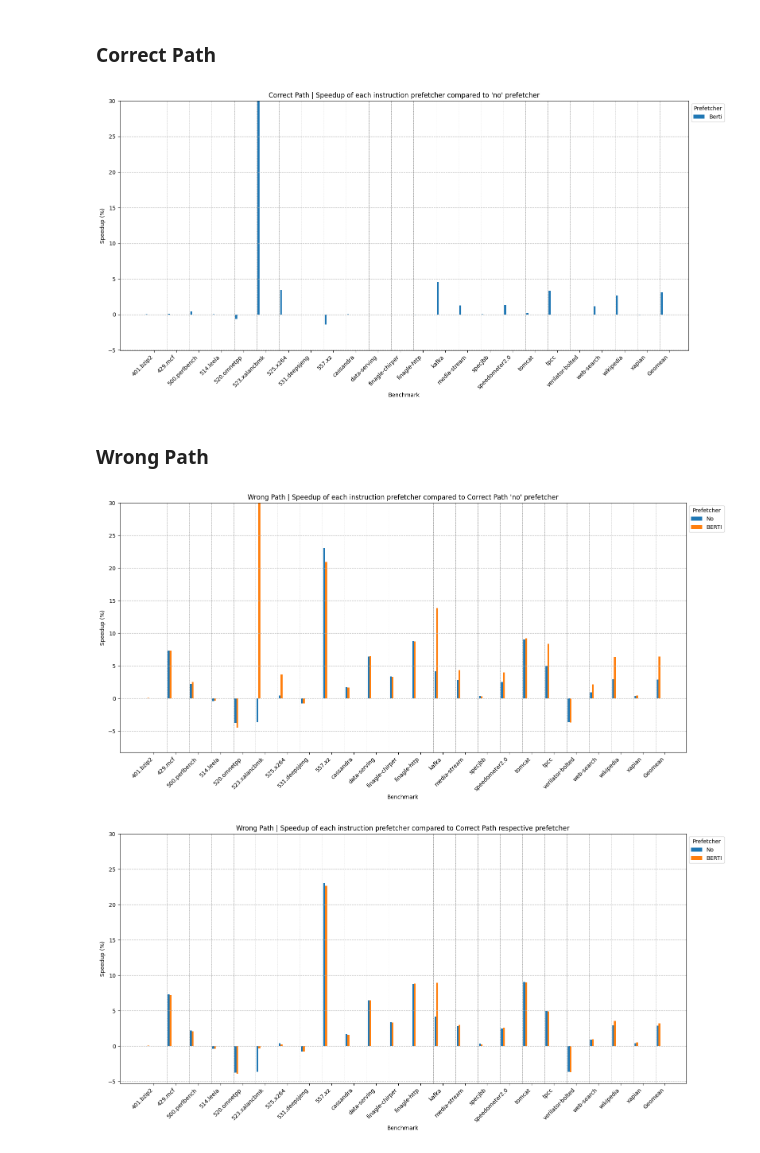
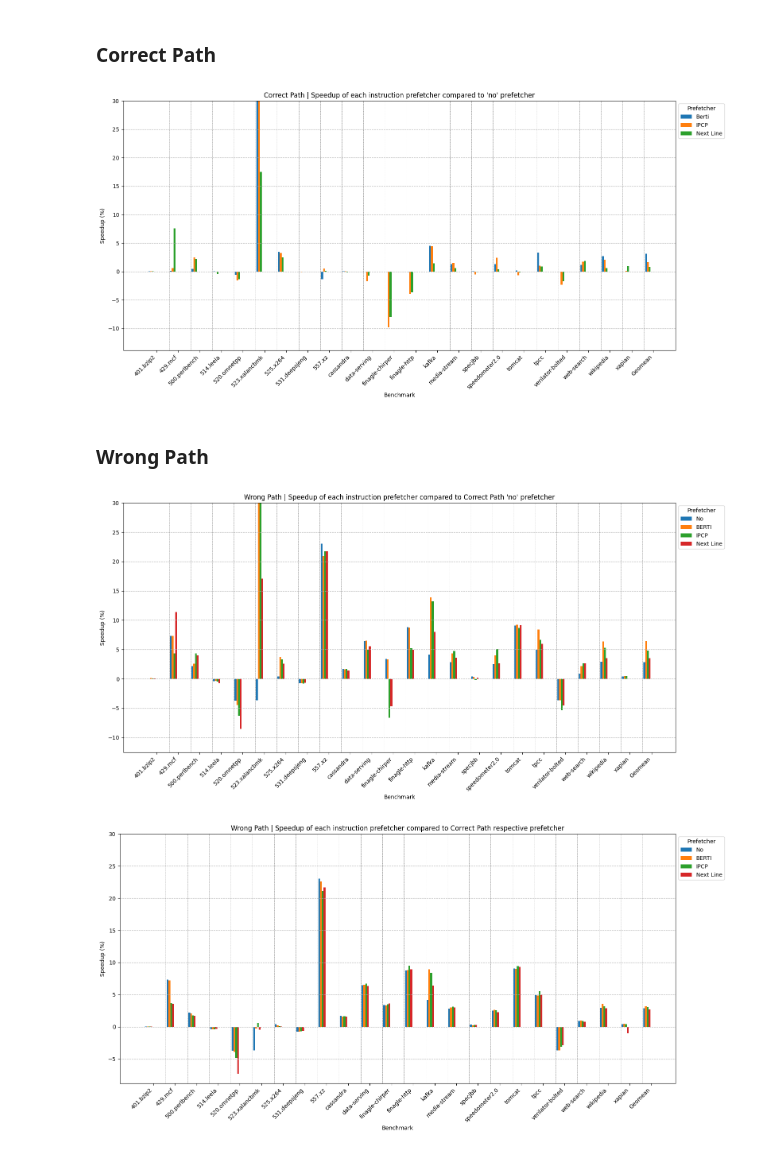
Before and after one commit to joshualmashburn/ChampSim, a Jupyter notebook: analysis.ipynb, the cells around one changed output. Drawn from its saved outputs; the diff is of its cells as text; code cells hidden in the pictures.

```diff
--- a/analysis.ipynb
+++ b/analysis.ipynb
@@ -207,16 +207,16 @@ plt.show()
 # %% [output]
 [figure]
 # %%
-df_wp_no = group_by_instr_prefetcher(wp_ipc_df, "no")
-df_wp_barsa = group_by_instr_prefetcher(wp_ipc_df, "barsa")
-df_wp_bip = group_by_instr_prefetcher(wp_ipc_df, "bip")
-df_wp_djolt = group_by_instr_prefetcher(wp_ipc_df, "djolt")
-df_wp_fnlmma = group_by_instr_prefetcher(wp_ipc_df, "fnlmma")
-df_wp_fnlmma_new = group_by_instr_prefetcher(wp_ipc_df, "fnlmma_new")
-df_wp_mana = group_by_instr_prefetcher(wp_ipc_df, "mana")
-df_wp_next_line = group_by_instr_prefetcher(wp_ipc_df, "next_line")
-df_wp_pips = group_by_instr_prefetcher(wp_ipc_df, "pips")
-df_wp_tap = group_by_instr_prefetcher(wp_ipc_df, "tap")
+df_wp_no = group_by_prefetcher(wp_ipc_df, "l1i-no")
+df_wp_barsa = group_by_prefetcher(wp_ipc_df, "l1i-barsa")
+df_wp_bip = group_by_prefetcher(wp_ipc_df, "l1i-bip")
+df_wp_djolt = group_by_prefetcher(wp_ipc_df, "l1i-djolt")
+df_wp_fnlmma = group_by_prefetcher(wp_ipc_df, "l1i-fnlmma")
+df_wp_fnlmma_new = group_by_prefetcher(wp_ipc_df, "l1i-fnlmma_new")
+df_wp_mana = group_by_prefetcher(wp_ipc_df, "l1i-mana")
+df_wp_next_line = group_by_prefetcher(wp_ipc_df, "l1i-next_line")
+df_wp_pips = group_by_prefetcher(wp_ipc_df, "l1i-pips")
+df_wp_tap = group_by_prefetcher(wp_ipc_df, "l1i-tap")
 
 df_wp_no = calculate_speedup(df_wp_no, df_cp_no)
 df_wp_barsa = calculate_speedup(df_wp_barsa, df_cp_barsa)
@@ -283,10 +283,14 @@ plt.show()
 # %% [markdown]
 ### Correct Path
 # %%
-df_cp_no = group_by_instr_prefetcher(cp_ipc_df, "no")
-df_cp_berti = group_by_instr_prefetcher(cp_ipc_df, "berti")
+df_cp_no = group_by_prefetcher(cp_ipc_df, "l1d-no")
+df_cp_berti = group_by_prefetcher(cp_ipc_df, "l1d-berti")
+df_cp_ipcp = group_by_prefetcher(cp_ipc_df, "l1d-ipcp")
+df_cp_next_line = group_by_prefetcher(cp_ipc_df, "l1d-next_line")
 
 df_cp_berti = calculate_speedup(df_cp_berti, df_cp_no)
+df_cp_ipcp = calculate_speedup(df_cp_ipcp, df_cp_no)
+df_cp_next_line = calculate_speedup(df_cp_next_line, df_cp_no)
 
 # Bar width
 bar_width = 0.1
@@ -294,10 +298,15 @@ gap = 0.2
 
 # Positions of the bars on the x-axis
 r1 = [x * (1 + gap) for x in range(len(df_cp_no))]
+r2 = [x + bar_width for x in r1]
+r3 = [x + bar_width for x in r2]
+
 
 # Create the bars
 plt.figure(figsize=(16, 8))
 plt.bar(r1, df_cp_berti["Speedup"], width=bar_width, label="Berti")
+plt.bar(r2, df_cp_ipcp["Speedup"], width=bar_width, label="IPCP")
+plt.bar(r3, df_cp_next_line["Speedup"], width=bar_width, label="Next Line")
 
 # Add shorter vertical dashed lines between each group
 for i in range(1, len(df_cp_no)):
@@ -319,55 +328,67 @@ plt.title(
 plt.tight_layout()
 plt.show()
 # %% [output]
-[figure, old version]
+[figure, new version]
 # %% [markdown]
 ### Wrong Path
 # %%
-df_wp_no = group_by_instr_prefetcher(wp_ipc_df, "no")
-df_wp_berti = group_by_instr_prefetcher(wp_ipc_df, "berti")
+df_wp_no = group_by_prefetcher(wp_ipc_df, "l1d-no")
+df_wp_berti = group_by_prefetcher(wp_ipc_df, "l1d-berti")
+df_wp_ipcp = group_by_prefetcher(wp_ipc_df, "l1d-ipcp")
+df_wp_next_line = group_by_prefetcher(wp_ipc_df, "l1d-next_line")
 
 df_wp_no = calculate_speedup(df_wp_no, df_cp_no)
 df_wp_berti = calculate_speedup(df_wp_berti, df_cp_no)
+df_wp_ipcp = calculate_speedup(df_wp_ipcp, df_cp_no)
+df_wp_next_line = calculate_speedup(df_wp_next_line, df_cp_no)
 
 # Bar width
 bar_width = 0.1
 gap = 0.2
 
 # Positions of the bars on the x-axis
 r1 = [x * (1 + gap) for x in range(len(df_cp_no))]
 r2 = [x + bar_width for x in r1]
+r3 = [x + bar_width for x in r2]
+r4 = [x + bar_width for x in r3]
 
 # Create the bars
 plt.figure(figsize=(16, 8))
 plt.bar(r1, df_wp_no["Speedup"], width=bar_width, label="No")
 plt.bar(r2, df_wp_berti["Speedup"], width=bar_width, label="BERTI")
+plt.bar(r3, df_wp_ipcp["Speedup"], width=bar_width, label="IPCP")
+plt.bar(r4, df_wp_next_line["Speedup"], width=bar_width, label="Next Line")
 
 # Add shorter vertical dashed lines between each group
 for i in range(1, len(df_cp_no)):
     plt.axvline(x=(r1[i] - gap / 2), color="gray", linestyle="--", linewidth=0.5)
 
 # Add labels and title
 plt.grid(axis="y", linestyle="--")
 plt.xticks(
     [r + 4 * bar_width for r in r1], df_wp_no["Benchmark"], rotation=45, ha="right"
 )
 plt.xlabel("Benchmark")
 plt.ylabel("Speedup (%)")
 plt.ylim(top=30)
 plt.legend(title="Prefetcher", bbox_to_anchor=(1, 1), loc="upper left")
 plt.title(
     "Wrong Path | Speedup of each instruction prefetcher compared to Correct Path 'no' prefetcher"
 )
 plt.tight_layout()
 plt.show()
 # %% [output]
-[figure, old version]
+[figure, new version]
 # %%
-df_wp_no = group_by_instr_prefetcher(wp_ipc_df, "no")
-df_wp_berti = group_by_instr_prefetcher(wp_ipc_df, "berti")
+df_wp_no = group_by_prefetcher(wp_ipc_df, "l1d-no")
+df_wp_berti = group_by_prefetcher(wp_ipc_df, "l1d-berti")
+df_wp_ipcp = group_by_prefetcher(wp_ipc_df, "l1d-ipcp")
+df_wp_next_line = group_by_prefetcher(wp_ipc_df, "l1d-next_line")
 
 df_wp_no = calculate_speedup(df_wp_no, df_cp_no)
 df_wp_berti = calculate_speedup(df_wp_berti, df_cp_berti)
+df_wp_ipcp = calculate_speedup(df_wp_ipcp, df_cp_ipcp)
+df_wp_next_line = calculate_speedup(df_wp_next_line, df_cp_next_line)
 
 # Bar width
 bar_width = 0.1
@@ -375,12 +396,16 @@ gap = 0.2
 
 # Positions of the bars on the x-axis
 r1 = [x * (1 + gap) for x in range(len(df_wp_no))]
-r11 = [x + bar_width for x in r10]
+r2 = [x + bar_width for x in r1]
+r3 = [x + bar_width for x in r2]
+r4 = [x + bar_width for x in r3]
 
 # Create the bars
 plt.figure(figsize=(16, 8))
 plt.bar(r1, df_wp_no["Speedup"], width=bar_width, label="No")
 plt.bar(r2, df_wp_berti["Speedup"], width=bar_width, label="BERTI")
+plt.bar(r3, df_wp_ipcp["Speedup"], width=bar_width, label="IPCP")
+plt.bar(r4, df_wp_next_line["Speedup"], width=bar_width, label="Next Line")
 
 # Add shorter vertical dashed lines between each group
 for i in range(1, len(df_wp_no)):
@@ -401,4 +426,4 @@ plt.title(
 plt.tight_layout()
 plt.show()
 # %% [output]
-[figure, old version]
+[figure, new version]
```
Also changed, not shown: parts of 3 cells of this notebook, 1 other file.
